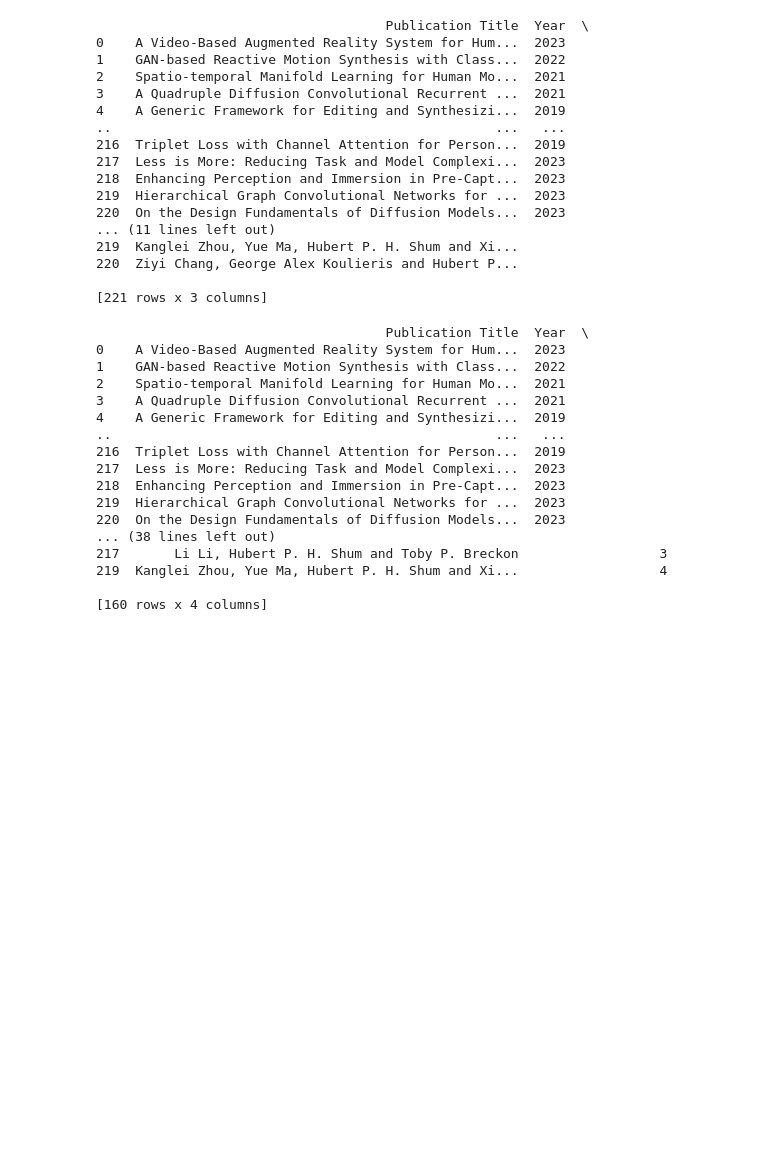
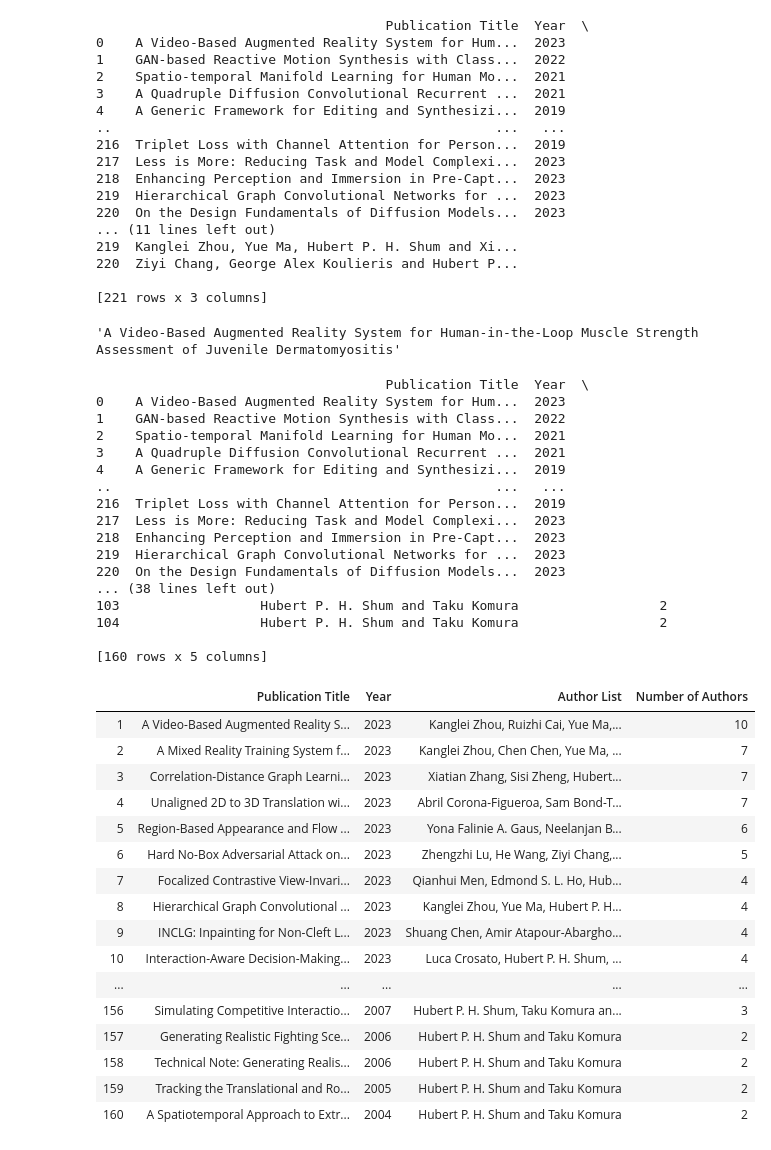
Before and after one commit to alasdair-breasley/pds-assignment, a Jupyter notebook: PDS_Assignment.ipynb, the cells around one changed output. Saved outputs shown, nothing was run; the diff lists cells and outputs as text; code cells hidden in the pictures; blank space fills up the shorter version.

Commit message:
Question 1 - TODOs, only publication title text fix, dataframe sorting, rows column, dataframe display.

```diff
--- a/PDS_Assignment.ipynb
+++ b/PDS_Assignment.ipynb
@@ -83,6 +87,7 @@ for element in publication_page_elements:
 # %%
 # Loop through all topic pages in publications and scrape
 
+# TODO: Just for testing - remove
 publication_page_urls = publication_page_urls[:]
 
 publications_dataframe = pd.DataFrame(columns = ["Publication Title", "Year", "Author List"])
@@ -117,9 +122,8 @@ for topic_relative_url in publication_page_urls:
 
         else:
 
-            publication_titles.append(publication_title[0].text)
-
-        #######
+            # .contents[0] ensures that the additional text after publication titles is not include e.g. "Best Paper Award"
+            publication_titles.append(publication_title[0].contents[0])
 
         publication_TextSmalls = publication.find_all(name = "span", class_ = "TextSmall")
 
@@ -133,7 +137,7 @@ for topic_relative_url in publication_page_urls:
 
         else:
 
-            # .rstrip() just in case there is a white space at end of text as opposed to year
+            # .rstrip() just in case there is a space at end of text as opposed to year
             publication_years.append(publication_TextSmalls[0].text.rstrip()[-4:])
 
             publication_authors.append(publication_TextSmalls[1].text)
@@ -168,15 +172,28 @@ print(publications_dataframe)
 220  Ziyi Chang, George Alex Koulieris and Hubert P...
 
 [221 rows x 3 columns]
+# %%
+# TODO: Check results
+publications_dataframe.iat[0,0]
+# %% [output]
+'A Video-Based Augmented Reality System for Human-in-the-Loop Muscle Strength Assessment of Juvenile Dermatomyositis'
 # %%
 # Create a column with the number of authors
 publications_dataframe["Number of Authors"] = publications_dataframe["Author List"].str.replace(" and ", ", ").str.split(", ").apply(len)
+
+# TODO: Check number of authors isn't 0
 
 print(publications_dataframe)
 
 # Remove rows with duplicate publication titles
 unique_publications_dataframe = publications_dataframe.drop_duplicates(subset = "Publication Title")
 
+# Sort dataframe by descending year, then descending no. of authors, then alphabetically
+unique_publications_dataframe = unique_publications_dataframe.sort_values(by = ["Year", "Number of Authors", "Publication Title"], ascending = [False, False, True])
+
+# Add row numbers column starting from 1
+unique_publications_dataframe.insert(0, "", range(1, len(unique_publications_dataframe) + 1))
+
 print(unique_publications_dataframe)
 # %% [output]
                                      Publication Title  Year  \
@@ -192,7 +209,36 @@ print(unique_publications_dataframe)
 219  Hierarchical Graph Convolutional Networks for ...  2023
 220  On the Design Fundamentals of Diffusion Models...  2023
 ... (38 lines left out)
-217       Li Li, Hubert P. H. Shum and Toby P. Breckon                  3
-219  Kanglei Zhou, Yue Ma, Hubert P. H. Shum and Xi...                  4
+103                  Hubert P. H. Shum and Taku Komura                  2
+104                  Hubert P. H. Shum and Taku Komura                  2
 
-[160 rows x 4 columns]
+[160 rows x 5 columns]
+# %%
+# Display all rows in a dataframe
+pd.set_option("display.max_rows", None)
+# Display all columns in a dataframe
+pd.set_option("display.max_columns", None)
+# Display all text within cells in a dataframe
+pd.set_option("display.max_colwidth", None)
+
+# Display dataframe of unique publications which dynamically adjusts to screen size and
+# still displays all information
+display(HTML(unique_publications_dataframe.to_html(index = False)))
+# %% [output]
+|  | Publication Title | Year | Author List | Number of Authors |
+| 1 | A Video-Based Augmented Reality S... | 2023 | Kanglei Zhou, Ruizhi Cai, Yue Ma,... | 10 |
+| 2 | A Mixed Reality Training System f... | 2023 | Kanglei Zhou, Chen Chen, Yue Ma, ... | 7 |
+| 3 | Correlation-Distance Graph Learni... | 2023 | Xiatian Zhang, Sisi Zheng, Hubert... | 7 |
+| 4 | Unaligned 2D to 3D Translation wi... | 2023 | Abril Corona-Figueroa, Sam Bond-T... | 7 |
+| 5 | Region-Based Appearance and Flow ... | 2023 | Yona Falinie A. Gaus, Neelanjan B... | 6 |
+| 6 | Hard No-Box Adversarial Attack on... | 2023 | Zhengzhi Lu, He Wang, Ziyi Chang,... | 5 |
+| 7 | Focalized Contrastive View-Invari... | 2023 | Qianhui Men, Edmond S. L. Ho, Hub... | 4 |
+| 8 | Hierarchical Graph Convolutional ... | 2023 | Kanglei Zhou, Yue Ma, Hubert P. H... | 4 |
+| 9 | INCLG: Inpainting for Non-Cleft L... | 2023 | Shuang Chen, Amir Atapour-Abargho... | 4 |
+| 10 | Interaction-Aware Decision-Making... | 2023 | Luca Crosato, Hubert P. H. Shum, ... | 4 |
+| ... | ... | ... | ... | ... |
+| 156 | Simulating Competitive Interactio... | 2007 | Hubert P. H. Shum, Taku Komura an... | 3 |
+| 157 | Generating Realistic Fighting Sce... | 2006 | Hubert P. H. Shum and Taku Komura | 2 |
+| 158 | Technical Note: Generating Realis... | 2006 | Hubert P. H. Shum and Taku Komura | 2 |
+| 159 | Tracking the Translational and Ro... | 2005 | Hubert P. H. Shum and Taku Komura | 2 |
+| 160 | A Spatiotemporal Approach to Extr... | 2004 | Hubert P. H. Shum and Taku Komura | 2 |
```
Also changed, not shown: parts of 3 cells of this notebook.
